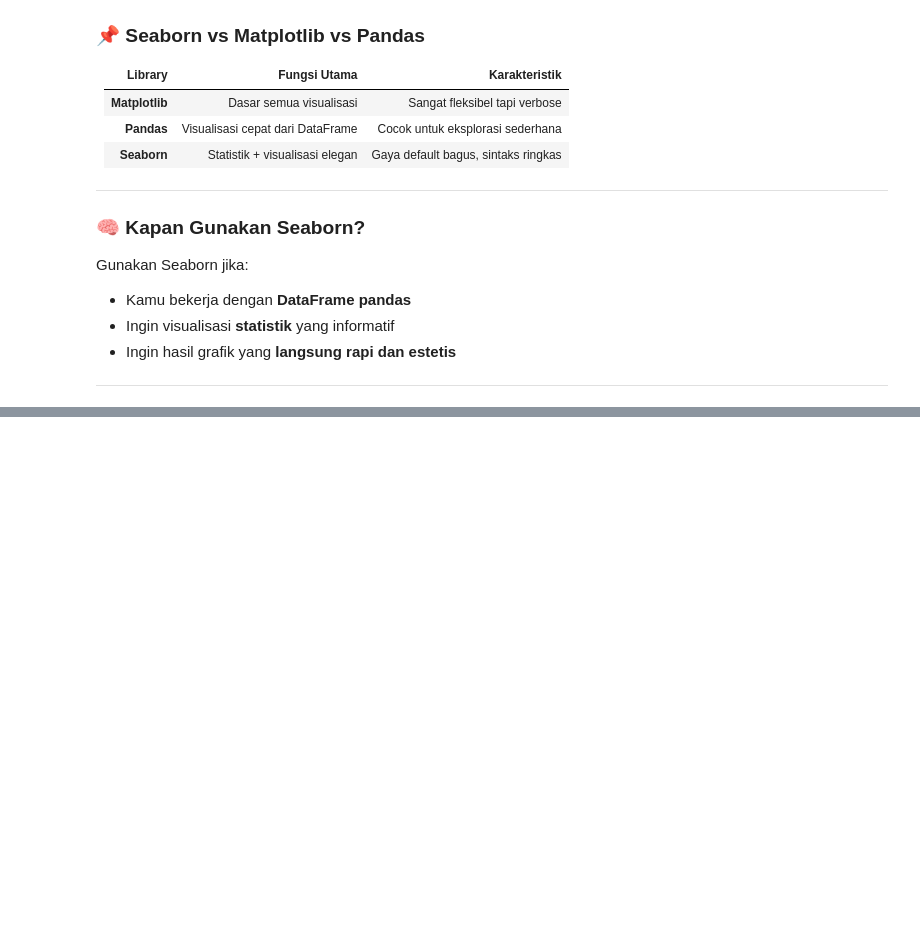
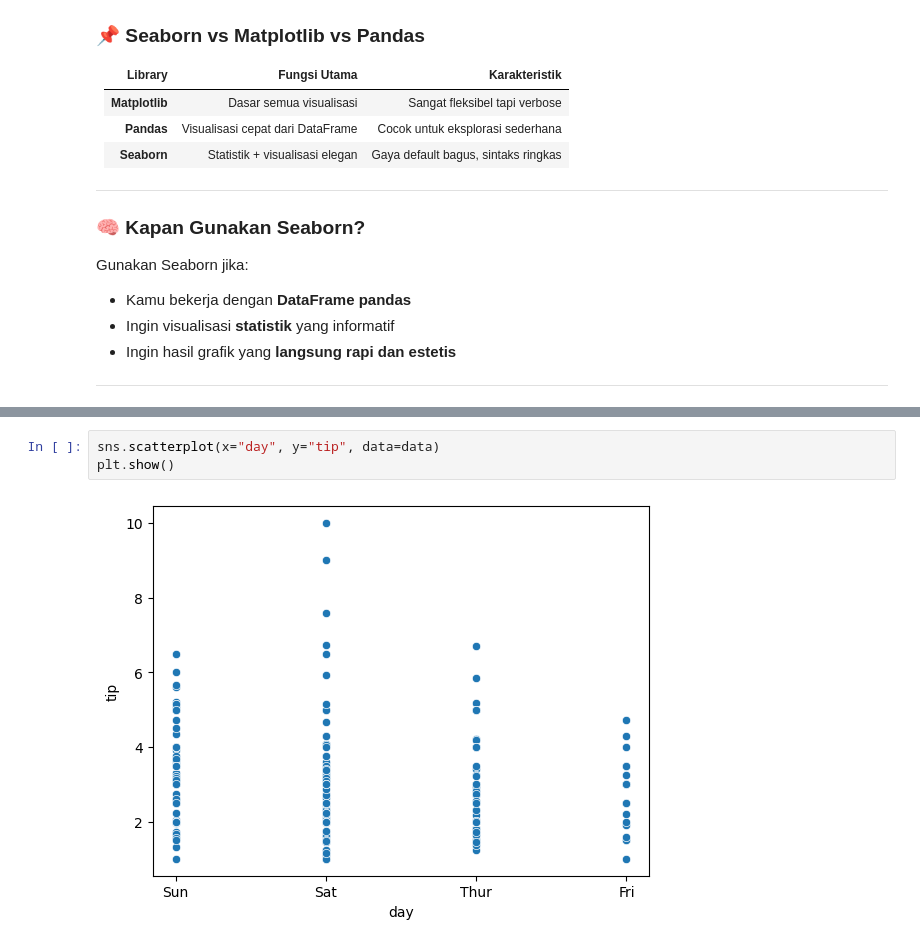
Before and after one commit to TurmaeUrsorum/belajar-piton, a Jupyter notebook: 21. Data Visualization Seaborn/seaborn.ipynb, the cells around one changed output, grey strips where cells are left out. Drawn from its saved outputs; the diff is of its cells as text; blank space fills up the shorter version.

```diff
--- a/21. Data Visualization Seaborn/seaborn.ipynb
+++ b/21. Data Visualization Seaborn/seaborn.ipynb
@@ -68,0 +87,5 @@ Gunakan Seaborn jika:
+# %%
+sns.scatterplot(x="day", y="tip", data=data)
+plt.show()
+# %% [output]
+[figure, added]
```
Also changed, not shown: parts of 4 cells of this notebook, 1 other file.
